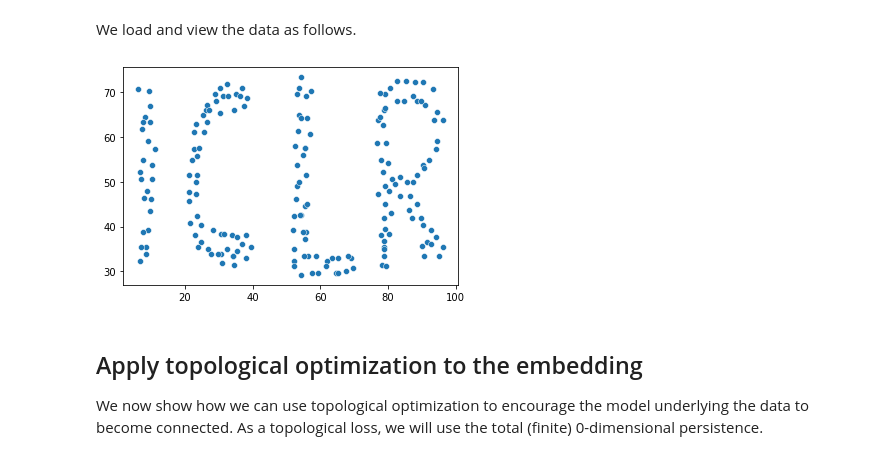
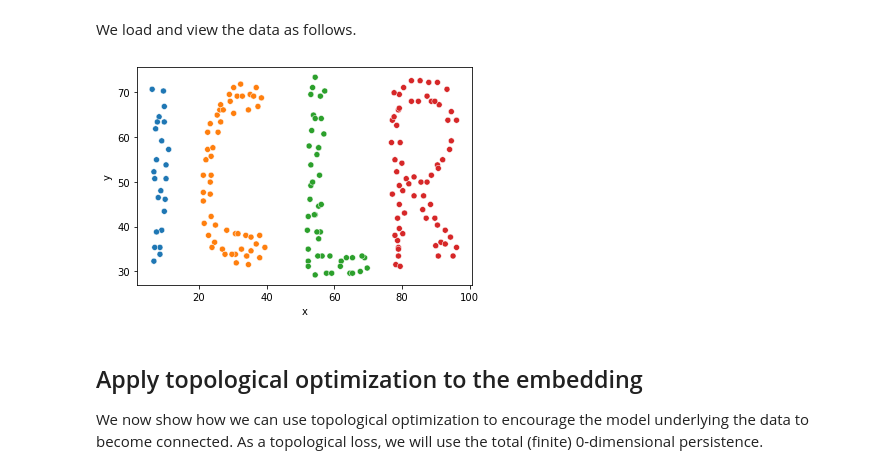
Before and after one commit to robinvndaele/topembedding, a Jupyter notebook: Scripts/Optimize ICLR.ipynb, the cells around one changed output. Saved outputs shown, nothing was run; the diff lists cells and outputs as text; code cells hidden in the pictures.

```diff
--- a/Scripts/Optimize ICLR.ipynb
+++ b/Scripts/Optimize ICLR.ipynb
@@ -31,14 +32,15 @@ import matplotlib.pyplot as plt
 We load and view the data as follows.
 # %%
 # Load the data
-data = np.loadtxt(os.path.join("Data", "ICLR.csv"), delimiter=" ", skiprows=1, usecols=(1, 2))
+data = pd.read_csv(os.path.join("Data", "ICLR.csv"), delimiter=" ")
 
 # Plot the data
 fig, ax = plt.subplots()
-sns.scatterplot(x=data[:,0], y=data[:,1])
+sns.scatterplot(data=data, x="x", y="y", hue="group", ax=ax)
+ax.legend().remove()
 plt.show()
 # %% [output]
-[figure, old version]
+[figure, new version]
 # %% [markdown]
 ## Apply topological optimization to the embedding
 
```
Also changed, not shown: parts of 3 cells of this notebook, 7 other files.
